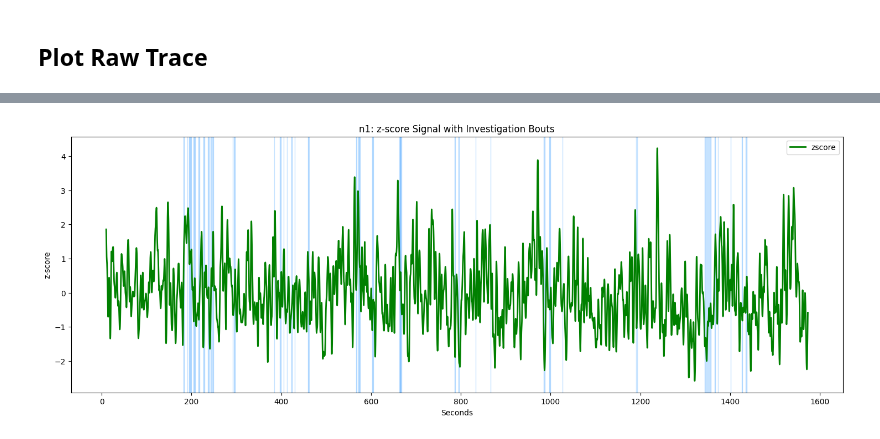
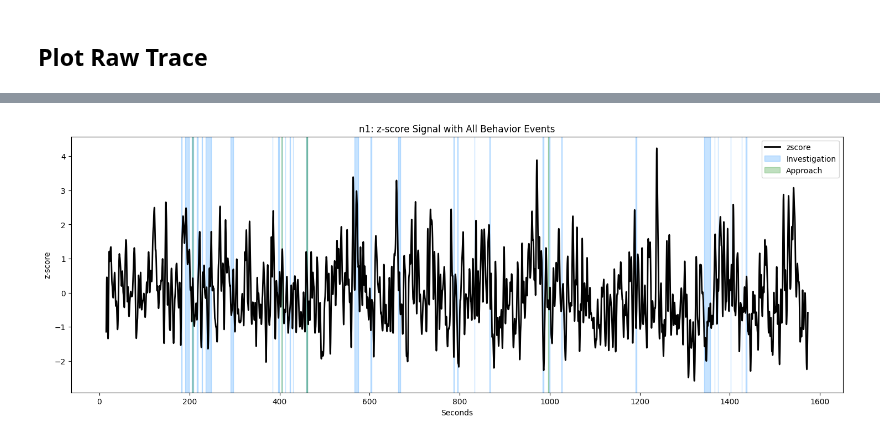
Before and after one commit to AlbertLeei/PCLAB_Photometry, a Jupyter notebook: P2_Code/test_single.ipynb, the cells around one changed output, grey strips where cells are left out. Cells and saved outputs as stored; diff of their text form; code cells hidden in the pictures.

```diff
--- a/P2_Code/test_single.ipynb
+++ b/P2_Code/test_single.ipynb
@@ -72,4 +78,4 @@ tdt_data_obj.plot_behavior_event('Approach', plot_type='zscore')
 # %%
-tdt_data_obj.plot_behavior_event('Investigation', plot_type='zscore')
+tdt_data_obj.plot_behavior_event(behavior_name='all', plot_type='zscore')
 # %% [output]
-[figure, old version]
+[figure, new version]
```
Also changed, not shown: parts of 13 cells of this notebook, 2 other files.
